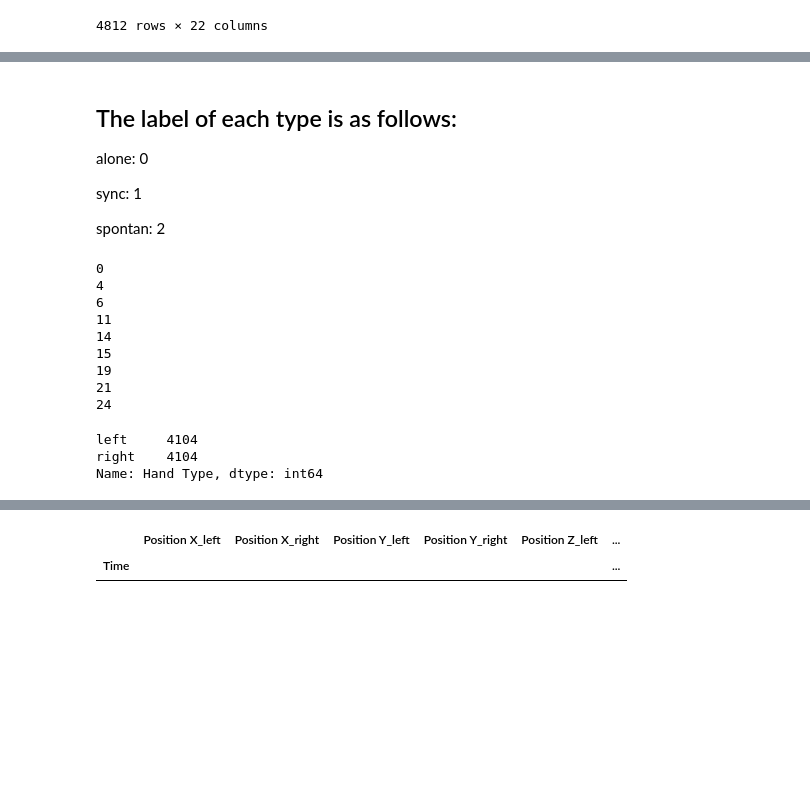
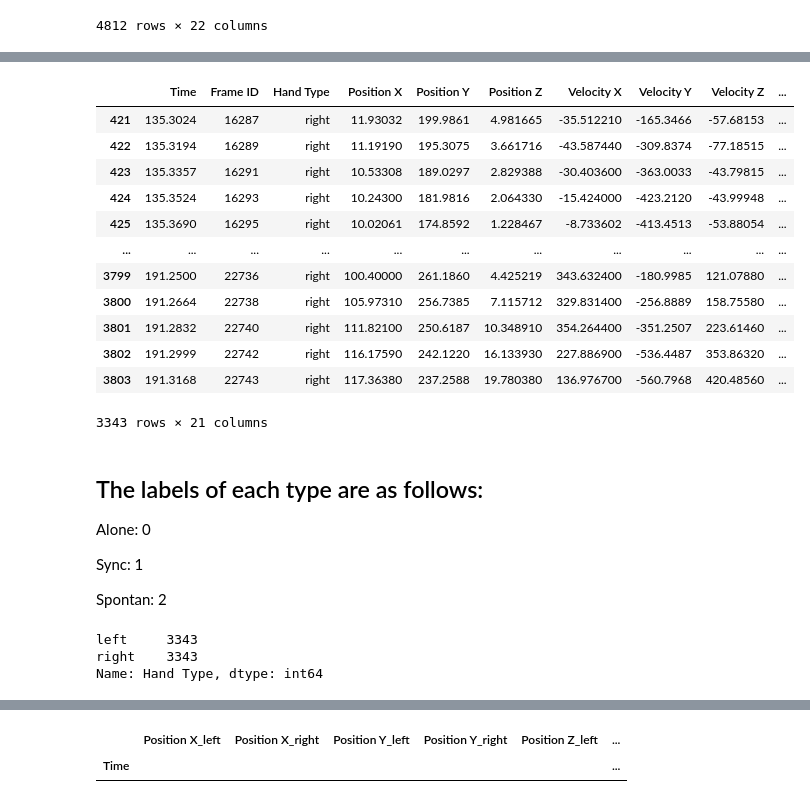
Before and after one commit to EitanKats/data-science-sem-b, a Jupyter notebook: HandsSync.ipynb, the cells around one changed output, grey strips where cells are left out. Cells and saved outputs as stored; diff of their text form; code cells hidden in the pictures; blank space fills up the shorter version.

```diff
--- a/HandsSync.ipynb
+++ b/HandsSync.ipynb
@@ -48,7 +45,3 @@ rightHandData
 | 4810 | 208.2443 | 24692 | right | 1 | -7.980715 | 233.5056 | 10.419080 | 192.45930 | 604.734400 | ... |
 | 4811 | 208.2619 | 24694 | right | 1 | -4.468731 | 243.8388 | 12.266750 | 212.20430 | 589.477800 | ... |
 4812 rows × 22 columns
-# %%
-firsrtTimestamp = rightHandData.head(1)["Time"][0]
-
-rightHandData = rightHandData.drop(rightHandData[rightHandData.Time < firsrtTimestamp+7].index)
@@ -73,0 +62,3 @@ rightHandData
+# %%
+rightHandData.dropna(inplace=True)
+rightHandData.isnull().sum(axis = 0)
@@ -74,10 +83,33 @@ rightHandData
+# %%
+# get 15% percent of the righthand data to be used as test data
+data_percentile = round(len(rightHandData) * 0.15)
+
+separated_test_data = pd.DataFrame.copy(rightHandData.iloc[-data_percentile:])
+
+rightHandData = pd.DataFrame.copy(rightHandData.iloc[:-data_percentile])
+
+rightHandData
+# %% [output]
+|  | Time | Frame ID | Hand Type | Position X | Position Y | Position Z | Velocity X | Velocity Y | Velocity Z | ... |
+| 421 | 135.3024 | 16287 | right | 11.93032 | 199.9861 | 4.981665 | -35.512210 | -165.3466 | -57.68153 | ... |
+| 422 | 135.3194 | 16289 | right | 11.19190 | 195.3075 | 3.661716 | -43.587440 | -309.8374 | -77.18515 | ... |
+| 423 | 135.3357 | 16291 | right | 10.53308 | 189.0297 | 2.829388 | -30.403600 | -363.0033 | -43.79815 | ... |
+| 424 | 135.3524 | 16293 | right | 10.24300 | 181.9816 | 2.064330 | -15.424000 | -423.2120 | -43.99948 | ... |
+| 425 | 135.3690 | 16295 | right | 10.02061 | 174.8592 | 1.228467 | -8.733602 | -413.4513 | -53.88054 | ... |
+| ... | ... | ... | ... | ... | ... | ... | ... | ... | ... | ... |
+| 3799 | 191.2500 | 22736 | right | 100.40000 | 261.1860 | 4.425219 | 343.632400 | -180.9985 | 121.07880 | ... |
+| 3800 | 191.2664 | 22738 | right | 105.97310 | 256.7385 | 7.115712 | 329.831400 | -256.8889 | 158.75580 | ... |
+| 3801 | 191.2832 | 22740 | right | 111.82100 | 250.6187 | 10.348910 | 354.264400 | -351.2507 | 223.61460 | ... |
+| 3802 | 191.2999 | 22742 | right | 116.17590 | 242.1220 | 16.133930 | 227.886900 | -536.4487 | 353.86320 | ... |
+| 3803 | 191.3168 | 22743 | right | 117.36380 | 237.2588 | 19.780380 | 136.976700 | -560.7968 | 420.48560 | ... |
+3343 rows × 21 columns
 # %% [markdown]
-## The label of each type is as follows:
+## The labels of each type are as follows:
 
-alone: 0
+Alone: 0
 
-sync: 1
+Sync: 1
 
-spontan: 2
+Spontan: 2
 # %%
 def prep_alone_data(df):
@@ -100,14 +134,14 @@ def prep_alone_data(df):
 # %%
-babi = []
+csv_data_list = []
 for filename in glob.iglob('./HandsTraining/**/*.csv', recursive=True):
 
     cleansed_name = filename.split('/')[-1].split('.')[0].lower()
 
     data = pd.read_csv(filename)
-    firsrtTimestamp = data.head(1)["Time"][0]
-    data = data.drop(data[data.Time < firsrtTimestamp+7].index)
     data.columns = data.columns.str.strip()
+    clean_initial_data(data)
     data.drop(['# hands'], axis=1, inplace=True)
+
 
     if 'alone' in cleansed_name:
         data = prep_alone_data(data)
@@ -119,22 +153,12 @@ for filename in glob.iglob('./HandsTraining/**/*.csv', recursive=True):
     if 'spontan' in cleansed_name:
         data['type'] = 2
 
-    babi.append(data)
+    csv_data_list.append(data)
-# %% [output]
-0
-4
-6
-11
-14
-15
-19
-21
-24
 # %%
-babi[14]["Hand Type"].value_counts()
+csv_data_list[0]["Hand Type"].value_counts()
 # %% [output]
-left     4104
-right    4104
+left     3343
+right    3343
 Name: Hand Type, dtype: int64
 # %%
 to_clear = {'Frame ID', 'type'}
```
Also changed, not shown: parts of 9 cells of this notebook.
